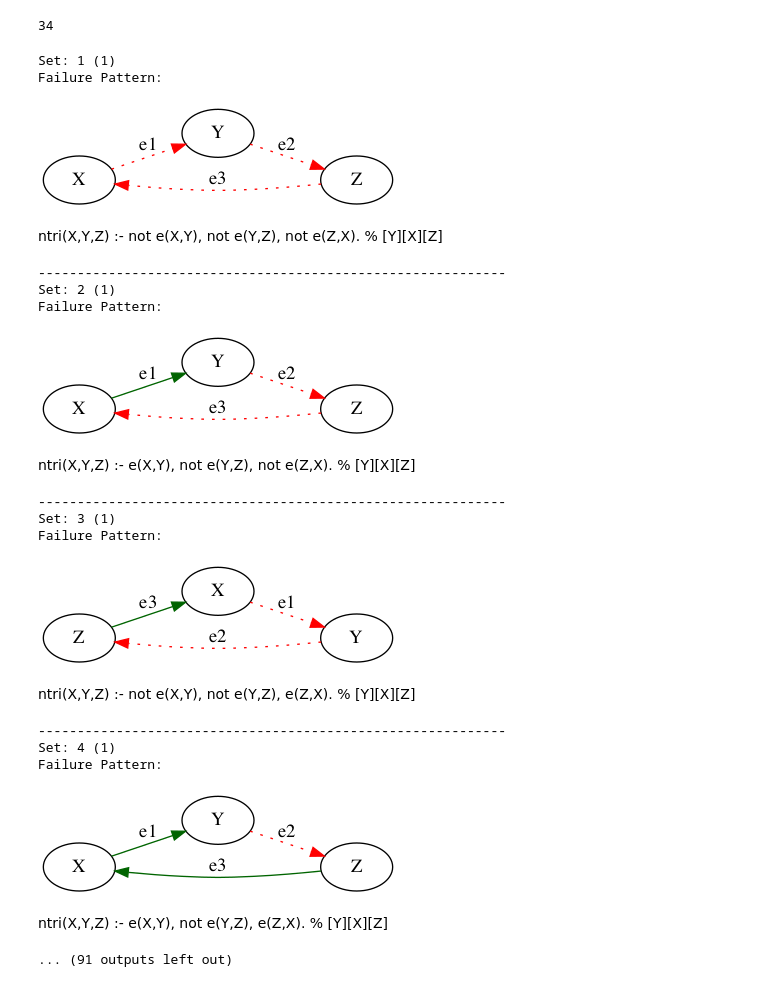
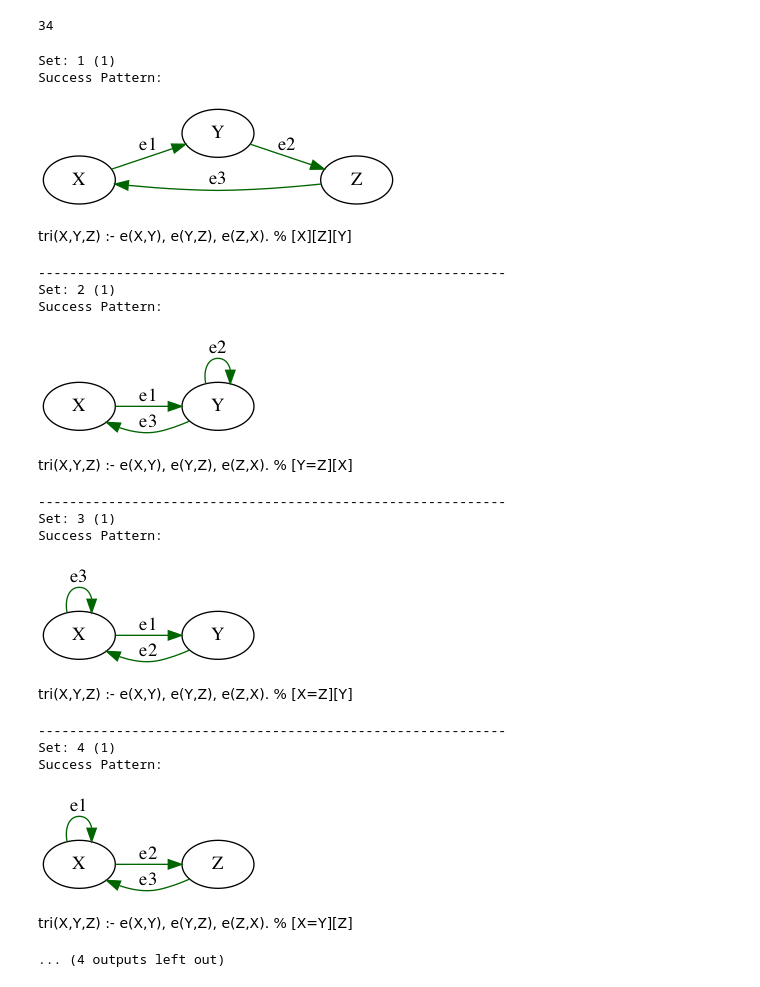
Before and after one commit to sahil1105/ASP-Public, a Jupyter notebook: Query Analysis/Query Analysis -- tri.ipynb, the cells around one changed output. Drawn from its saved outputs; the diff is of its cells as text; code cells hidden in the pictures.

```diff
--- a/Query Analysis/Query Analysis -- tri.ipynb
+++ b/Query Analysis/Query Analysis -- tri.ipynb
@@ -404,45 +404,45 @@ len(sets)
 # %%
 num_patterns = 0
 for i,s in enumerate(sets):
     s = list(s)
     eg = s[0]
     pw_rel_dfs = pw_slicer(query_analysis['pw_rel_dfs'], None, [eg.pw_id])[0]
     true_heads = set(pw_rel_dfs['ruleHTrue_1']['HEAD'])
-    if True:#len(true_heads) > 0:
+    if len(true_heads) > 0:
         num_patterns += 1
         print("Set:", num_patterns, '({})'.format(len(s)))
 
         for j, pw in enumerate(s):
             pw_rel_dfs = pw_slicer(query_analysis['pw_rel_dfs'], None, [pw.pw_id])[0]
             true_heads = set(pw_rel_dfs['ruleHTrue_1']['HEAD'])
             g = get_pattern_graph2(pw_rel_dfs, no_node_labels=False)
             # draw(g, format='pdf', filename='{}.{}'.format('3hop_eq_success_patterns/set_{}'.format(num_patterns), 'pdf'), show='none')
             display(draw(g))
             #print_rewritten_query_string(pw_rel_dfs)
             #print_explicit_rewritten_query_string(pw_rel_dfs, chain_eq=False)
             #print_explicit_rewritten_query_string(pw_rel_dfs, chain_eq=True)
             print_fancy_rewrite(pw_rel_dfs)
 
         print('-'*60)
 # num_patterns
 # %% [output]
 Set: 1 (1)
-Failure Pattern:
+Success Pattern:
-[figure, old version]
+[figure, new version]
-ntri(X,Y,Z) :- not e(X,Y), not e(Y,Z), not e(Z,X). % [Y][X][Z]
+tri(X,Y,Z) :- e(X,Y), e(Y,Z), e(Z,X). % [X][Z][Y]
 ------------------------------------------------------------
 Set: 2 (1)
-Failure Pattern:
+Success Pattern:
-[figure, old version]
+[figure, new version]
-ntri(X,Y,Z) :- e(X,Y), not e(Y,Z), not e(Z,X). % [Y][X][Z]
+tri(X,Y,Z) :- e(X,Y), e(Y,Z), e(Z,X). % [Y=Z][X]
 ------------------------------------------------------------
 Set: 3 (1)
-Failure Pattern:
+Success Pattern:
-[figure, old version]
+[figure, new version]
-ntri(X,Y,Z) :- not e(X,Y), not e(Y,Z), e(Z,X). % [Y][X][Z]
+tri(X,Y,Z) :- e(X,Y), e(Y,Z), e(Z,X). % [X=Z][Y]
 ------------------------------------------------------------
 Set: 4 (1)
-Failure Pattern:
+Success Pattern:
-[figure, old version]
+[figure, new version]
-ntri(X,Y,Z) :- e(X,Y), not e(Y,Z), e(Z,X). % [Y][X][Z]
+tri(X,Y,Z) :- e(X,Y), e(Y,Z), e(Z,X). % [X=Y][Z]
-... (91 outputs left out)
+... (4 outputs left out)
```
Also changed, not shown: parts of 3 cells of this notebook.
